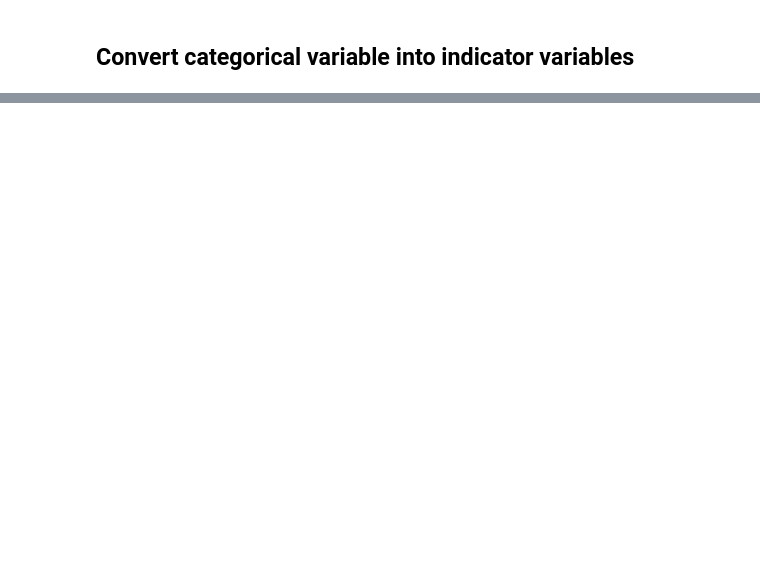
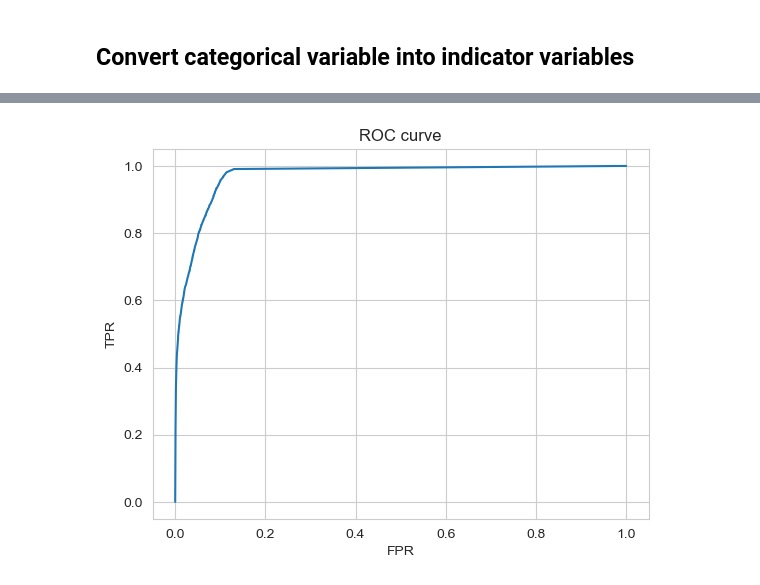
Before and after one commit to LuisAngelMendozaVelasco/luisangelmendozavelasco.github.io, a Jupyter notebook: _portfolio/Applied_Data_Science_with_Python_Specialization/portfolio-4.ipynb, the cells around one changed output, grey strips where cells are left out. Cells and saved outputs as stored; diff of their text form; code cells hidden in the pictures; blank space fills up the shorter version.

```diff
--- a/_portfolio/Applied_Data_Science_with_Python_Specialization/portfolio-4.ipynb
+++ b/_portfolio/Applied_Data_Science_with_Python_Specialization/portfolio-4.ipynb
@@ -241,0 +275,11 @@ rm ./*.csv
+# %%
+y_proba = classifier.predict_proba(X_test)[:, -1]
+fpr, tpr, _ = roc_curve(y_test, y_proba)
+
+plt.plot(fpr, tpr)
+plt.title('ROC curve')
+plt.xlabel('FPR')
+plt.ylabel('TPR')
+plt.show()
+# %% [output]
+[figure, added]
```
Also changed, not shown: parts of 38 cells of this notebook, 40 other files.
